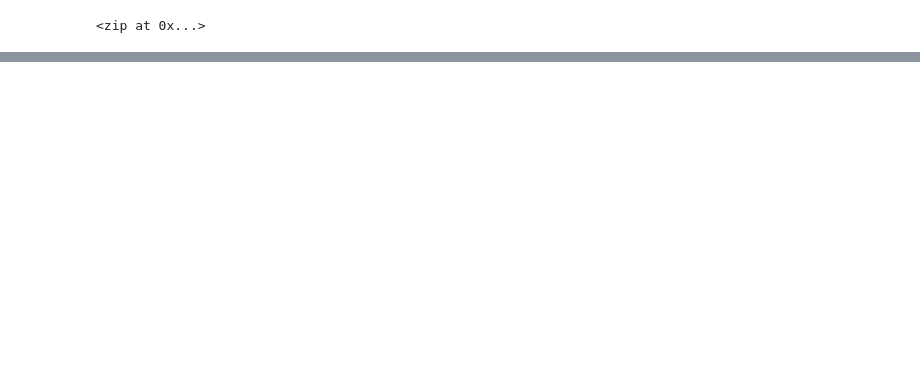
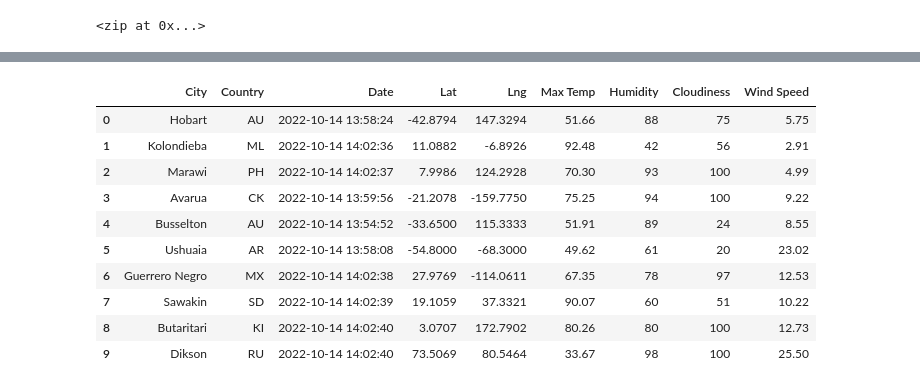
Before and after one commit to Kmkinnear/World_Weather_Analysis, a Jupyter notebook: WeatherPy.ipynb, the cells around one changed output, grey strips where cells are left out. Drawn from its saved outputs; the diff is of its cells as text; code cells hidden in the pictures; blank space fills up the shorter version.

```diff
--- a/WeatherPy.ipynb
+++ b/WeatherPy.ipynb
@@ -36,0 +43,4 @@ len(cities)
+# %%
+# Starting URL for Weather Map API Call.
+url = "http://api.openweathermap.org/data/2.5/weather?units=Imperial&APPID=" + weather_api_key
+print(url)
@@ -36,0 +121,5 @@ len(cities)
+# %%
+# Create an endpoint URL for a city.
+city_url = url + "&q=" + "Boston"
+city_weather = requests.get(city_url)
+city_weather.json()
@@ -36,0 +183,10 @@ len(cities)
+# %%
+# Create an empty list to hold the weather data.
+city_data = []
+# Print the beginning of the logging.
+print("Beginning Data Retrieval     ")
+print("-----------------------------")
+
+# Create counters.
+record_count = 1
+set_count = 1
@@ -36,0 +278,16 @@ len(cities)
+# %%
+# Convert the array of dictionaries to a Pandas DataFrame.
+city_data_df = pd.DataFrame(city_data)
+city_data_df.head(10)
+# %% [output]
+|  | City | Country | Date | Lat | Lng | Max Temp | Humidity | Cloudiness | Wind Speed |
+| 0 | Hobart | AU | 2022-10-14 13:58:24 | -42.8794 | 147.3294 | 51.66 | 88 | 75 | 5.75 |
+| 1 | Kolondieba | ML | 2022-10-14 14:02:36 | 11.0882 | -6.8926 | 92.48 | 42 | 56 | 2.91 |
+| 2 | Marawi | PH | 2022-10-14 14:02:37 | 7.9986 | 124.2928 | 70.30 | 93 | 100 | 4.99 |
+| 3 | Avarua | CK | 2022-10-14 13:59:56 | -21.2078 | -159.7750 | 75.25 | 94 | 100 | 9.22 |
+| 4 | Busselton | AU | 2022-10-14 13:54:52 | -33.6500 | 115.3333 | 51.91 | 89 | 24 | 8.55 |
+| 5 | Ushuaia | AR | 2022-10-14 13:58:08 | -54.8000 | -68.3000 | 49.62 | 61 | 20 | 23.02 |
+| 6 | Guerrero Negro | MX | 2022-10-14 14:02:38 | 27.9769 | -114.0611 | 67.35 | 78 | 97 | 12.53 |
+| 7 | Sawakin | SD | 2022-10-14 14:02:39 | 19.1059 | 37.3321 | 90.07 | 60 | 51 | 10.22 |
+| 8 | Butaritari | KI | 2022-10-14 14:02:40 | 3.0707 | 172.7902 | 80.26 | 80 | 100 | 12.73 |
+| 9 | Dikson | RU | 2022-10-14 14:02:40 | 73.5069 | 80.5464 | 33.67 | 98 | 100 | 25.50 |
```
Also changed, not shown: parts of 22 cells of this notebook, 3 other files.
